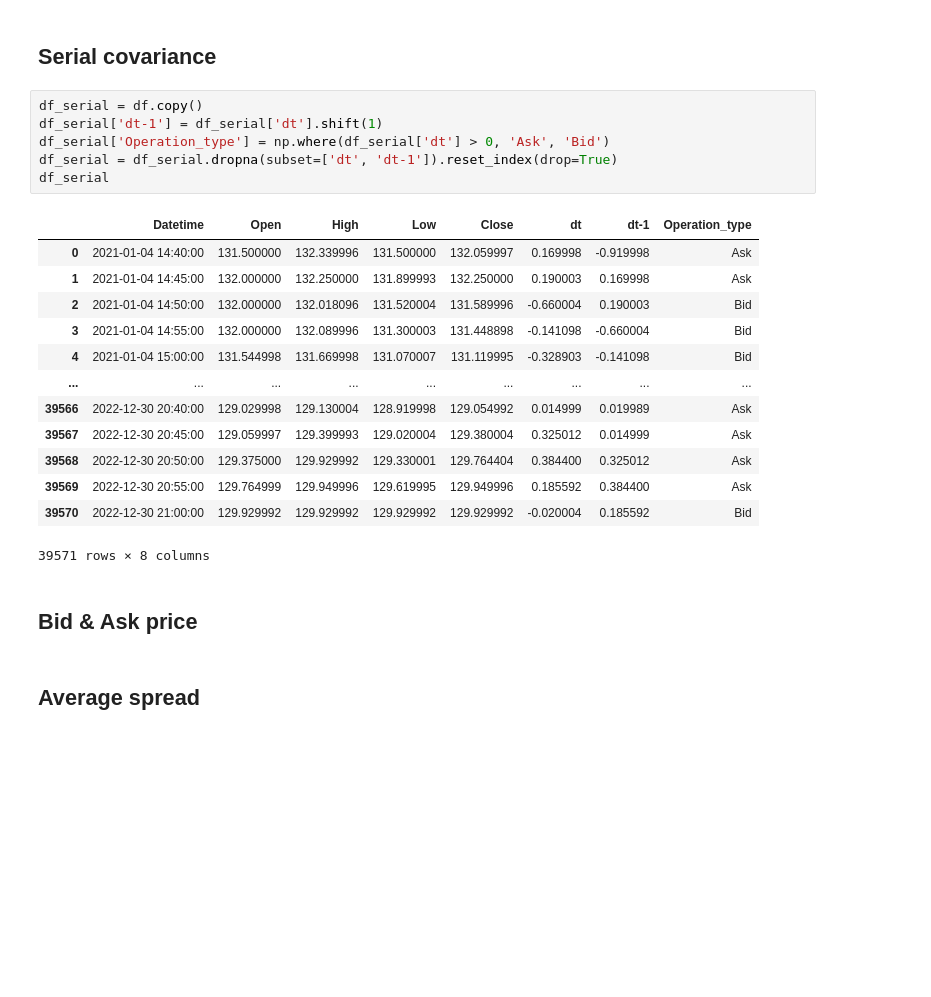
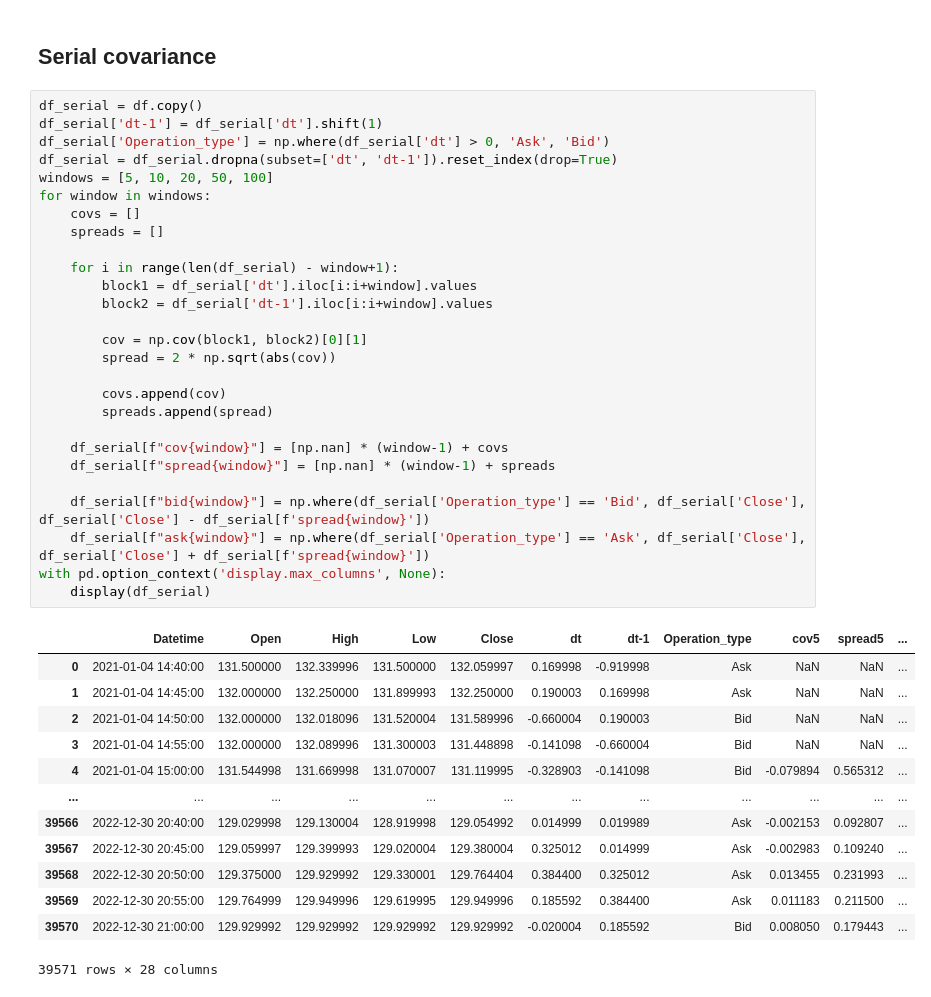
Before and after one commit to ivanna1030/trading, a Jupyter notebook: Effective Spread.ipynb, the cells around one changed output. Cells and saved outputs as stored; diff of their text form; blank space fills up the shorter version.

Commit message:
serial covariance

```diff
--- a/Effective Spread.ipynb
+++ b/Effective Spread.ipynb
@@ -121,24 +121,41 @@ with pd.option_context('display.max_columns', None):
 # %%
 df_serial = df.copy()
 df_serial['dt-1'] = df_serial['dt'].shift(1)
 df_serial['Operation_type'] = np.where(df_serial['dt'] > 0, 'Ask', 'Bid')
 df_serial = df_serial.dropna(subset=['dt', 'dt-1']).reset_index(drop=True)
-df_serial
+windows = [5, 10, 20, 50, 100]
+for window in windows:
+    covs = []
+    spreads = []
+
+    for i in range(len(df_serial) - window+1):
+        block1 = df_serial['dt'].iloc[i:i+window].values
+        block2 = df_serial['dt-1'].iloc[i:i+window].values
+
+        cov = np.cov(block1, block2)[0][1]
+        spread = 2 * np.sqrt(abs(cov))
+
+        covs.append(cov)
+        spreads.append(spread)
+
+    df_serial[f"cov{window}"] = [np.nan] * (window-1) + covs
+    df_serial[f"spread{window}"] = [np.nan] * (window-1) + spreads
+
+    df_serial[f"bid{window}"] = np.where(df_serial['Operation_type'] == 'Bid', df_serial['Close'], df_serial['Close'] - df_serial[f'spread{window}'])
+    df_serial[f"ask{window}"] = np.where(df_serial['Operation_type'] == 'Ask', df_serial['Close'], df_serial['Close'] + df_serial[f'spread{window}'])
+with pd.option_context('display.max_columns', None):
+    display(df_serial)
 # %% [output]
-|  | Datetime | Open | High | Low | Close | dt | dt-1 | Operation_type |
-| 0 | 2021-01-04 14:40:00 | 131.500000 | 132.339996 | 131.500000 | 132.059997 | 0.169998 | -0.919998 | Ask |
-| 1 | 2021-01-04 14:45:00 | 132.000000 | 132.250000 | 131.899993 | 132.250000 | 0.190003 | 0.169998 | Ask |
-| 2 | 2021-01-04 14:50:00 | 132.000000 | 132.018096 | 131.520004 | 131.589996 | -0.660004 | 0.190003 | Bid |
-| 3 | 2021-01-04 14:55:00 | 132.000000 | 132.089996 | 131.300003 | 131.448898 | -0.141098 | -0.660004 | Bid |
-| 4 | 2021-01-04 15:00:00 | 131.544998 | 131.669998 | 131.070007 | 131.119995 | -0.328903 | -0.141098 | Bid |
-| ... | ... | ... | ... | ... | ... | ... | ... | ... |
-| 39566 | 2022-12-30 20:40:00 | 129.029998 | 129.130004 | 128.919998 | 129.054992 | 0.014999 | 0.019989 | Ask |
-| 39567 | 2022-12-30 20:45:00 | 129.059997 | 129.399993 | 129.020004 | 129.380004 | 0.325012 | 0.014999 | Ask |
-| 39568 | 2022-12-30 20:50:00 | 129.375000 | 129.929992 | 129.330001 | 129.764404 | 0.384400 | 0.325012 | Ask |
-| 39569 | 2022-12-30 20:55:00 | 129.764999 | 129.949996 | 129.619995 | 129.949996 | 0.185592 | 0.384400 | Ask |
-| 39570 | 2022-12-30 21:00:00 | 129.929992 | 129.929992 | 129.929992 | 129.929992 | -0.020004 | 0.185592 | Bid |
+|  | Datetime | Open | High | Low | Close | dt | dt-1 | Operation_type | cov5 | spread5 | ... |
+| 0 | 2021-01-04 14:40:00 | 131.500000 | 132.339996 | 131.500000 | 132.059997 | 0.169998 | -0.919998 | Ask | NaN | NaN | ... |
+| 1 | 2021-01-04 14:45:00 | 132.000000 | 132.250000 | 131.899993 | 132.250000 | 0.190003 | 0.169998 | Ask | NaN | NaN | ... |
+| 2 | 2021-01-04 14:50:00 | 132.000000 | 132.018096 | 131.520004 | 131.589996 | -0.660004 | 0.190003 | Bid | NaN | NaN | ... |
+| 3 | 2021-01-04 14:55:00 | 132.000000 | 132.089996 | 131.300003 | 131.448898 | -0.141098 | -0.660004 | Bid | NaN | NaN | ... |
+| 4 | 2021-01-04 15:00:00 | 131.544998 | 131.669998 | 131.070007 | 131.119995 | -0.328903 | -0.141098 | Bid | -0.079894 | 0.565312 | ... |
+| ... | ... | ... | ... | ... | ... | ... | ... | ... | ... | ... | ... |
+| 39566 | 2022-12-30 20:40:00 | 129.029998 | 129.130004 | 128.919998 | 129.054992 | 0.014999 | 0.019989 | Ask | -0.002153 | 0.092807 | ... |
+| 39567 | 2022-12-30 20:45:00 | 129.059997 | 129.399993 | 129.020004 | 129.380004 | 0.325012 | 0.014999 | Ask | -0.002983 | 0.109240 | ... |
+| 39568 | 2022-12-30 20:50:00 | 129.375000 | 129.929992 | 129.330001 | 129.764404 | 0.384400 | 0.325012 | Ask | 0.013455 | 0.231993 | ... |
+| 39569 | 2022-12-30 20:55:00 | 129.764999 | 129.949996 | 129.619995 | 129.949996 | 0.185592 | 0.384400 | Ask | 0.011183 | 0.211500 | ... |
+| 39570 | 2022-12-30 21:00:00 | 129.929992 | 129.929992 | 129.929992 | 129.929992 | -0.020004 | 0.185592 | Bid | 0.008050 | 0.179443 | ... |
-39571 rows × 8 columns
+39571 rows × 28 columns
-# %% [markdown]
-## Bid & Ask price
-# %% [markdown]
-## Average spread
```
